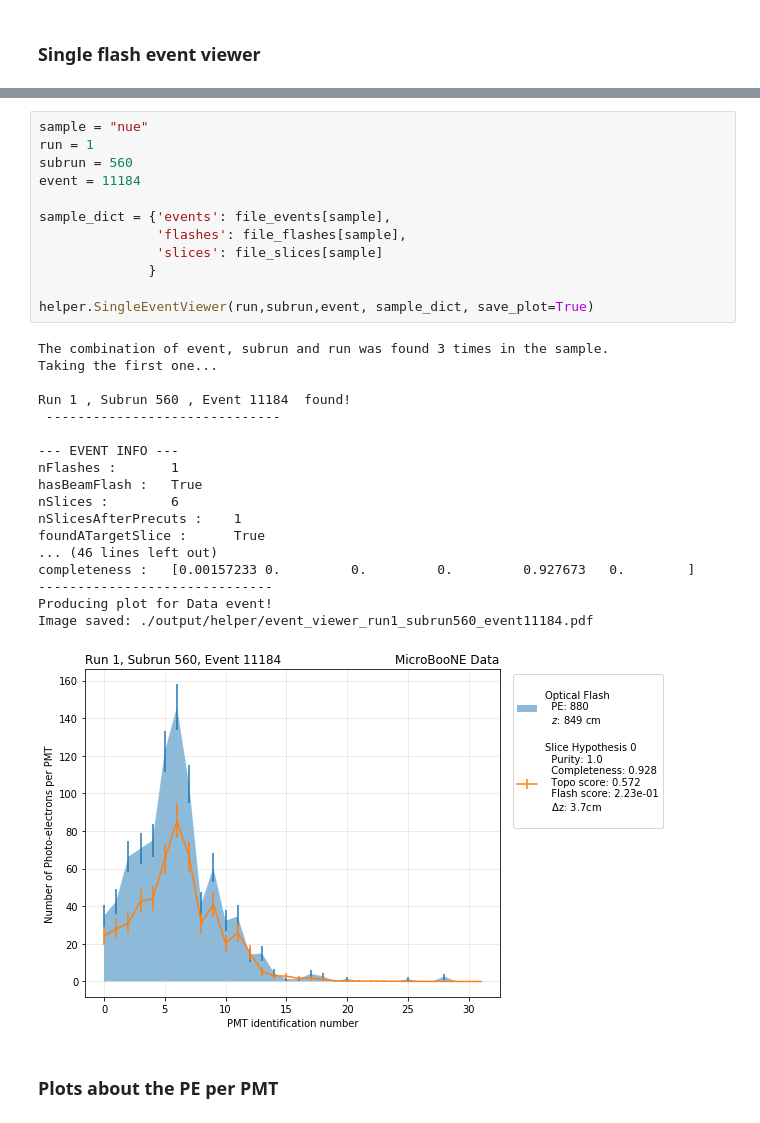
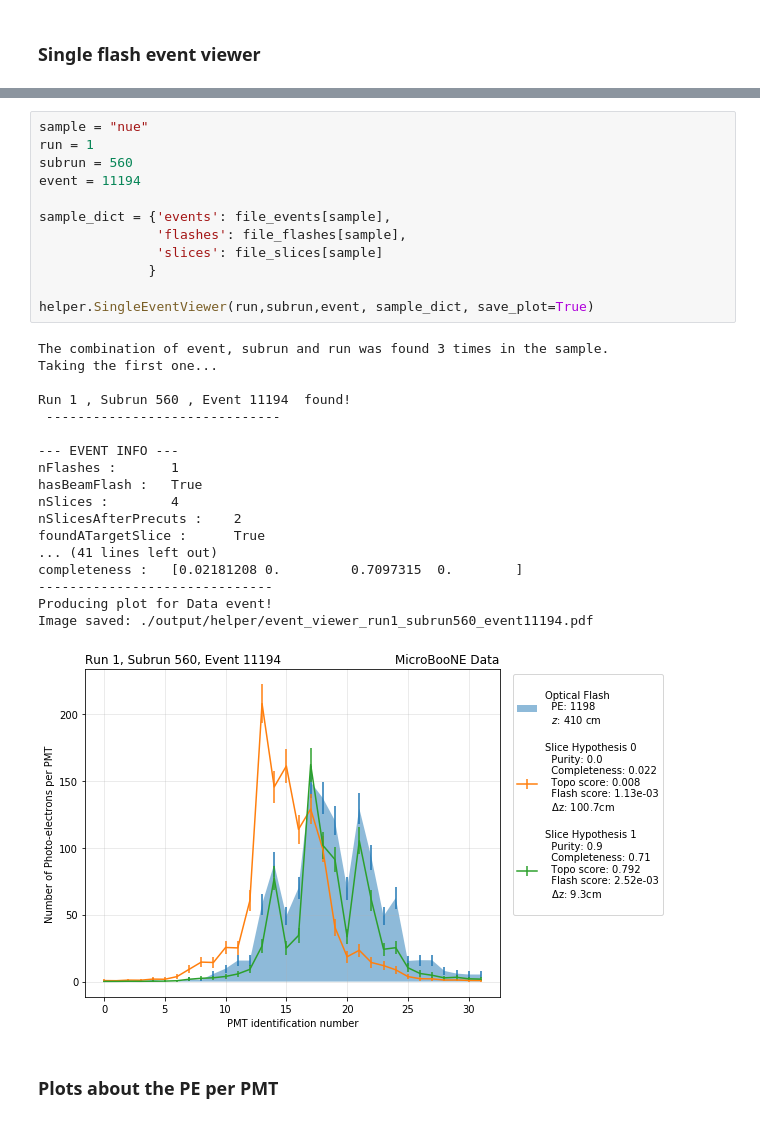
Before and after one commit to Wouter-VDP/MCC9_FlashID, a Jupyter notebook: FlashHypothesis.ipynb, the cells around one changed output, grey strips where cells are left out. Saved outputs shown, nothing was run; the diff lists cells and outputs as text.

```diff
--- a/FlashHypothesis.ipynb
+++ b/FlashHypothesis.ipynb
@@ -98,34 +119,34 @@ plt.hist(pmt0, range=(-4,2))
 # %%
 sample = "nue"
 run = 1
 subrun = 560
-event = 11184
+event = 11194
 
 sample_dict = {'events': file_events[sample],
                'flashes': file_flashes[sample],
                'slices': file_slices[sample]
               }
 
 helper.SingleEventViewer(run,subrun,event, sample_dict, save_plot=True)
 # %% [output]
 The combination of event, subrun and run was found 3 times in the sample.
 Taking the first one...
 
-Run 1 , Subrun 560 , Event 11184  found!
+Run 1 , Subrun 560 , Event 11194  found!
  ------------------------------
 
 --- EVENT INFO ---
 nFlashes :       1
 hasBeamFlash :   True
-nSlices :        6
-nSlicesAfterPrecuts :    1
+nSlices :        4
+nSlicesAfterPrecuts :    2
 foundATargetSlice :      True
-... (46 lines left out)
-completeness :   [0.00157233 0.         0.         0.         0.927673   0.        ]
+... (41 lines left out)
+completeness :   [0.02181208 0.         0.7097315  0.        ]
 ------------------------------
 Producing plot for Data event!
-Image saved: ./output/helper/event_viewer_run1_subrun560_event11184.pdf
+Image saved: ./output/helper/event_viewer_run1_subrun560_event11194.pdf
-[figure, old version]
+[figure, new version]
 # %% [markdown]
 ### Plots about the PE per PMT
 # %%
```
Also changed, not shown: parts of 1 cell of this notebook, 27 other files.
